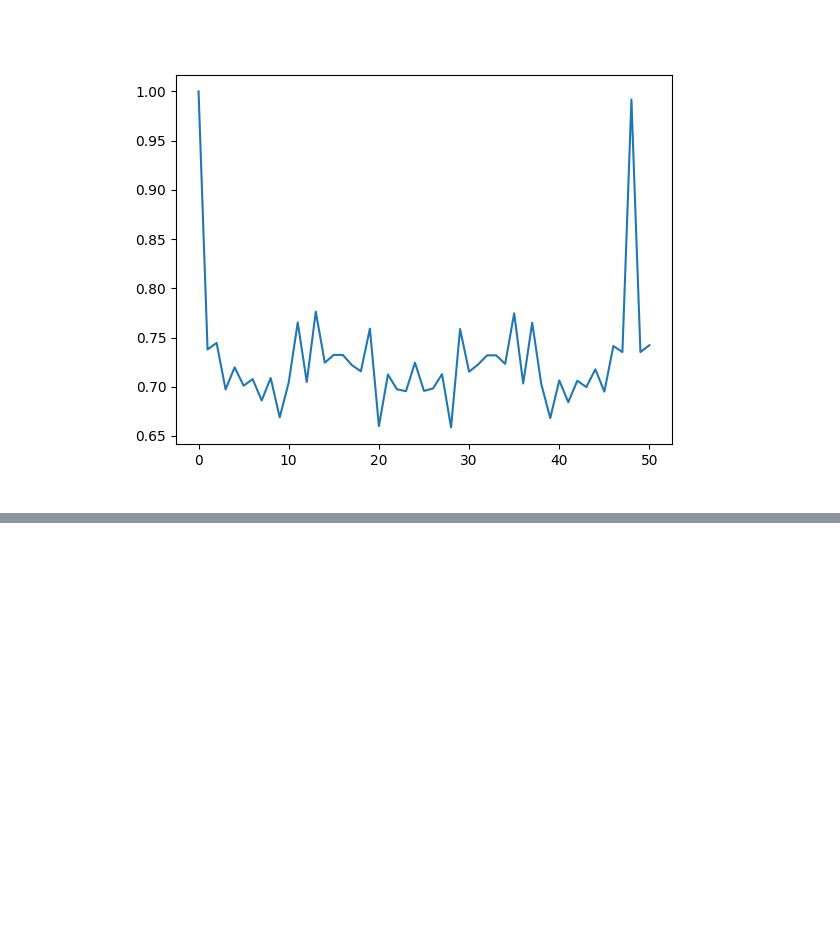
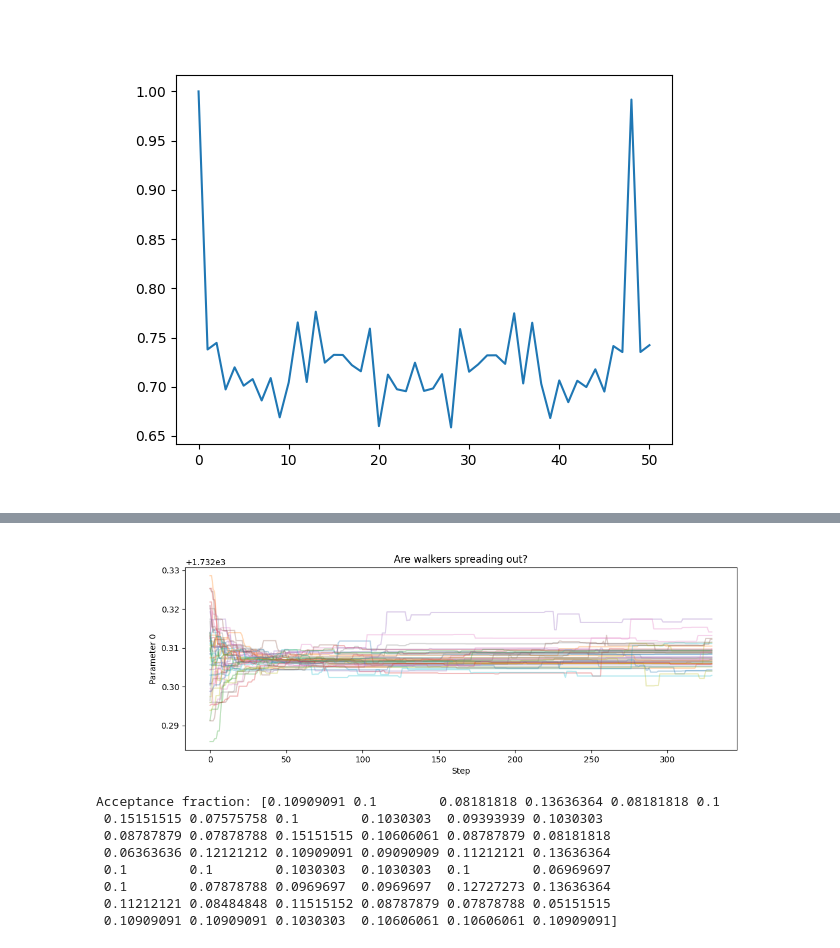
Before and after one commit to AaronParsons/eigsep_terrain, a Jupyter notebook: notebooks/EIGSEP Image Fit.ipynb, the cells around one changed output, grey strips where cells are left out. Drawn from its saved outputs; the diff is of its cells as text; code cells hidden in the pictures; blank space fills up the shorter version.

Commit message:
examine walkers

```diff
--- a/notebooks/EIGSEP Image Fit.ipynb
+++ b/notebooks/EIGSEP Image Fit.ipynb
@@ -820,0 +913,26 @@ The only scenario where individual walker autocorrelation would be a problem is
+# %%
+backend = emcee.backends.HDFBackend(checkpoint_file)
+chain = backend.get_chain()  # shape: (nsteps, nwalkers, ndim)
+
+# Look at one parameter across all walkers
+import matplotlib.pyplot as plt
+plt.figure(figsize=(12, 4))
+for i in range(nwalkers):
+    plt.plot(chain[:, i, 0], alpha=0.3)
+plt.xlabel("Step")
+plt.ylabel("Parameter 0")
+plt.title("Are walkers spreading out?")
+plt.show()
+
+# Check acceptance
+print(f"Acceptance fraction: {backend.accepted / backend.iteration}")
+# %% [output]
+[figure, added]
+Acceptance fraction: [0.10909091 0.1        0.08181818 0.13636364 0.08181818 0.1
+ 0.15151515 0.07575758 0.1        0.1030303  0.09393939 0.1030303
+ 0.08787879 0.07878788 0.15151515 0.10606061 0.08787879 0.08181818
+ 0.06363636 0.12121212 0.10909091 0.09090909 0.11212121 0.13636364
+ 0.1        0.1        0.1030303  0.1030303  0.1        0.06969697
+ 0.1        0.07878788 0.0969697  0.0969697  0.12727273 0.13636364
+ 0.11212121 0.08484848 0.11515152 0.08787879 0.07878788 0.05151515
+ 0.10909091 0.10909091 0.1030303  0.10606061 0.10606061 0.10909091]
```
Also changed, not shown: parts of 4 cells of this notebook, 1 other file.
